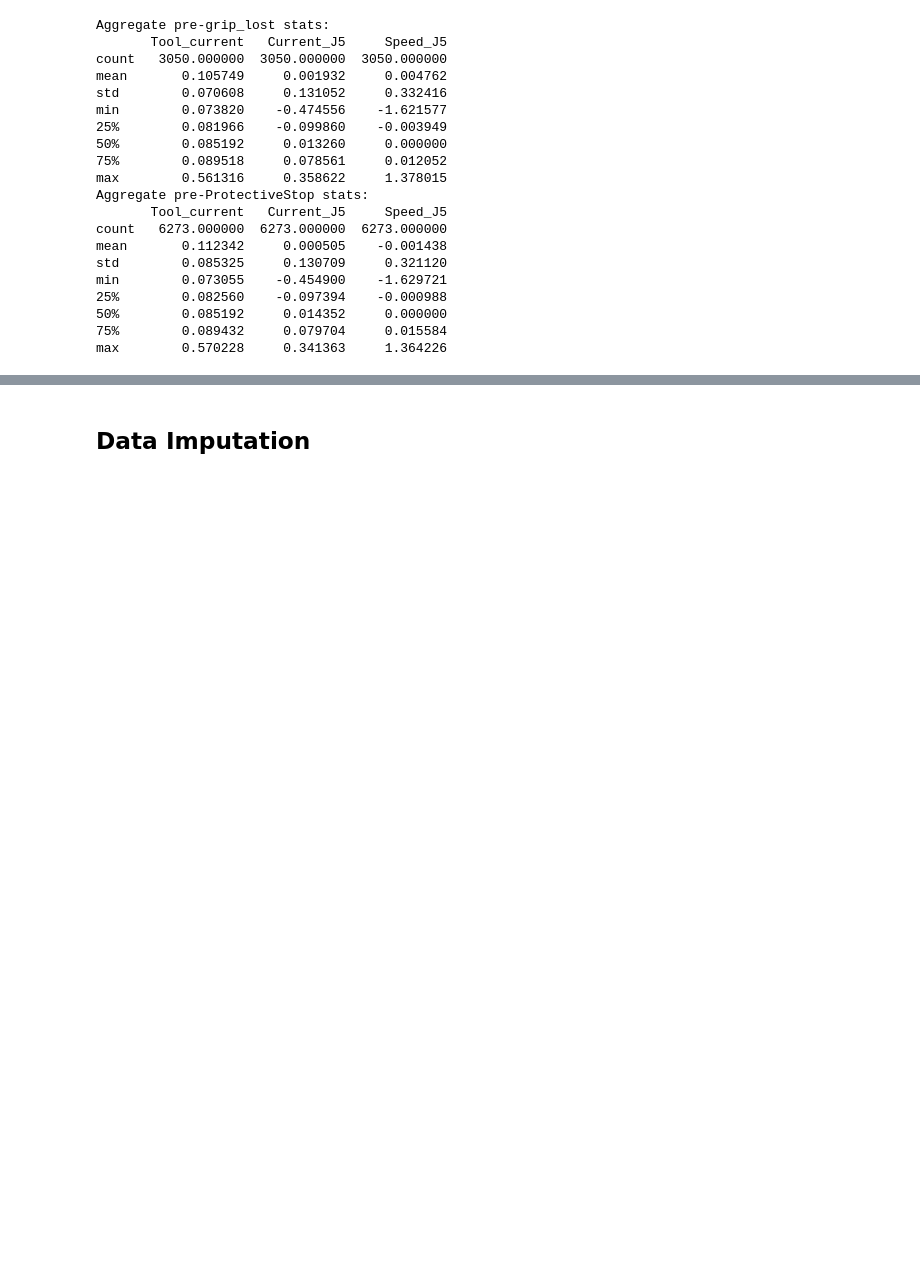
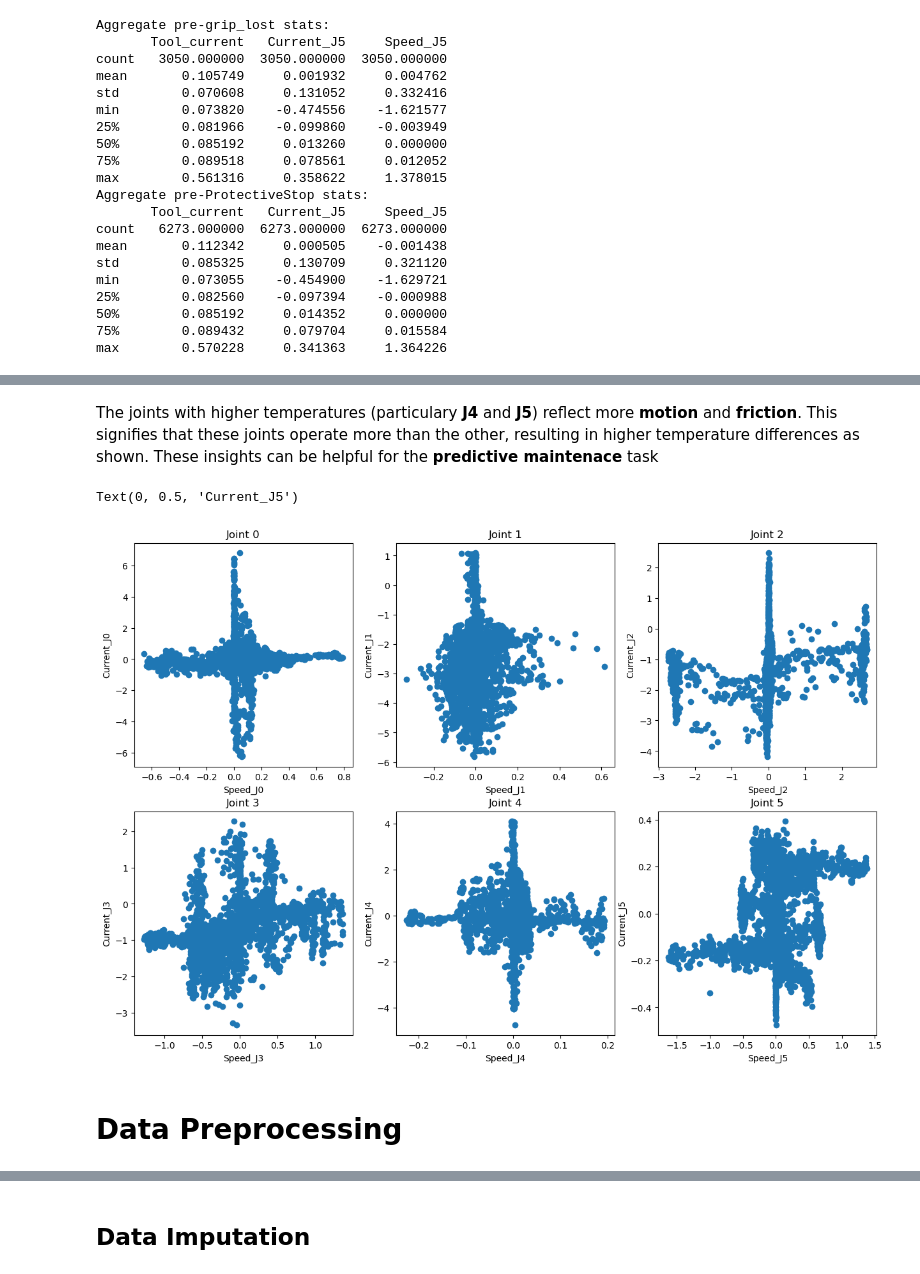
Before and after one commit to MohammedAshraf965/CobotAnalysis, a Jupyter notebook: main.ipynb, the cells around one changed output, grey strips where cells are left out. Cells and saved outputs as stored; diff of their text form; code cells hidden in the pictures; blank space fills up the shorter version.

```diff
--- a/main.ipynb
+++ b/main.ipynb
@@ -460,3 +471,44 @@ max        0.570228     0.341363     1.364226
+# %% [markdown]
+The joints with higher temperatures (particulary **J4** and **J5**) reflect more **motion** and **friction**. This signifies that these joints operate more than the other, resulting in higher temperature differences as shown. These insights can be helpful for the **predictive maintenace** task
+# %%
+row = 2
+col = 3
+fig, axs = plt.subplots(row, col, figsize=(15, 10))
+
+axs[0, 0].scatter(df.Speed_J0, df.Current_J0)
+axs[0, 0].set_title('Joint 0')
+axs[0, 0].set_xlabel('Speed_J0')
+axs[0, 0].set_ylabel('Current_J0')
+
+axs[0, 1].scatter(df.Speed_J1, df.Current_J1)
+axs[0, 1].set_title('Joint 1')
+axs[0, 1].set_xlabel('Speed_J1')
+axs[0, 1].set_ylabel('Current_J1')
+
+axs[0, 2].scatter(df.Speed_J2, df.Current_J2)
+axs[0, 2].set_title('Joint 2')
+axs[0, 2].set_xlabel('Speed_J2')
+axs[0, 2].set_ylabel('Current_J2')
+
+axs[1, 0].scatter(df.Speed_J3, df.Current_J3)
+axs[1, 0].set_title('Joint 3')
+axs[1, 0].set_xlabel('Speed_J3')
+axs[1, 0].set_ylabel('Current_J3')
+
+axs[1, 1].scatter(df.Speed_J4, df.Current_J4)
+axs[1, 1].set_title('Joint 4')
+axs[1, 1].set_xlabel('Speed_J4')
+axs[1, 1].set_ylabel('Current_J4')
+
+axs[1, 2].scatter(df.Speed_J5, df.Current_J5)
+axs[1, 2].set_title('Joint 5')
+axs[1, 2].set_xlabel('Speed_J5')
+axs[1, 2].set_ylabel('Current_J5')
+# %% [output]
+Text(0, 0.5, 'Current_J5')
+[figure, added]
+# %% [markdown]
+# Data Preprocessing
 # %%
 df.describe()
 # %% [output]
```
Also changed, not shown: parts of 11 cells of this notebook.
